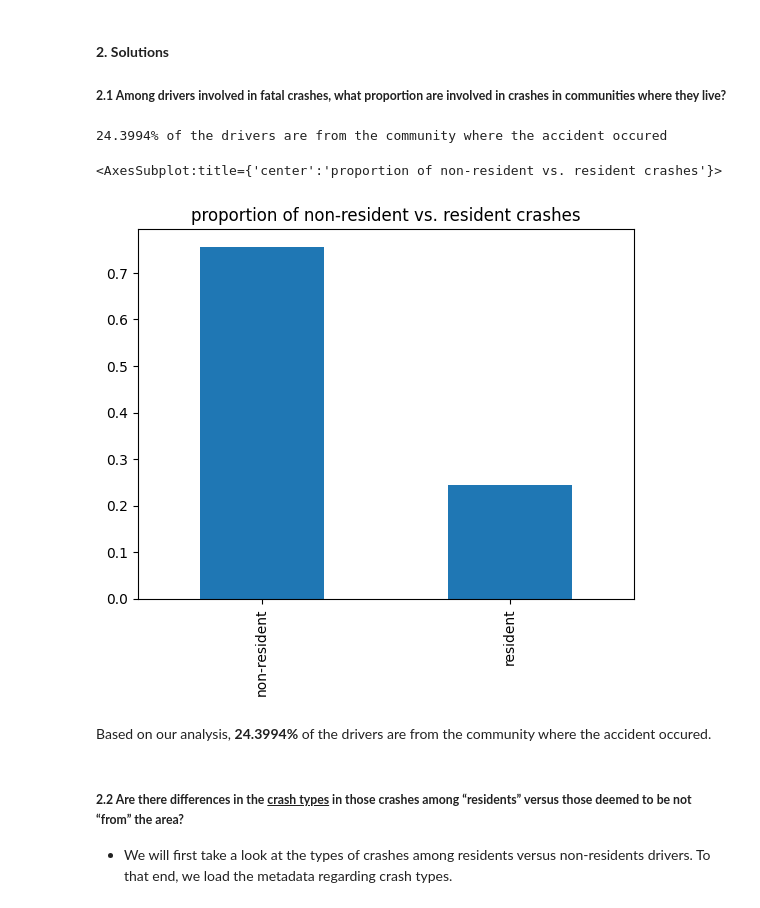
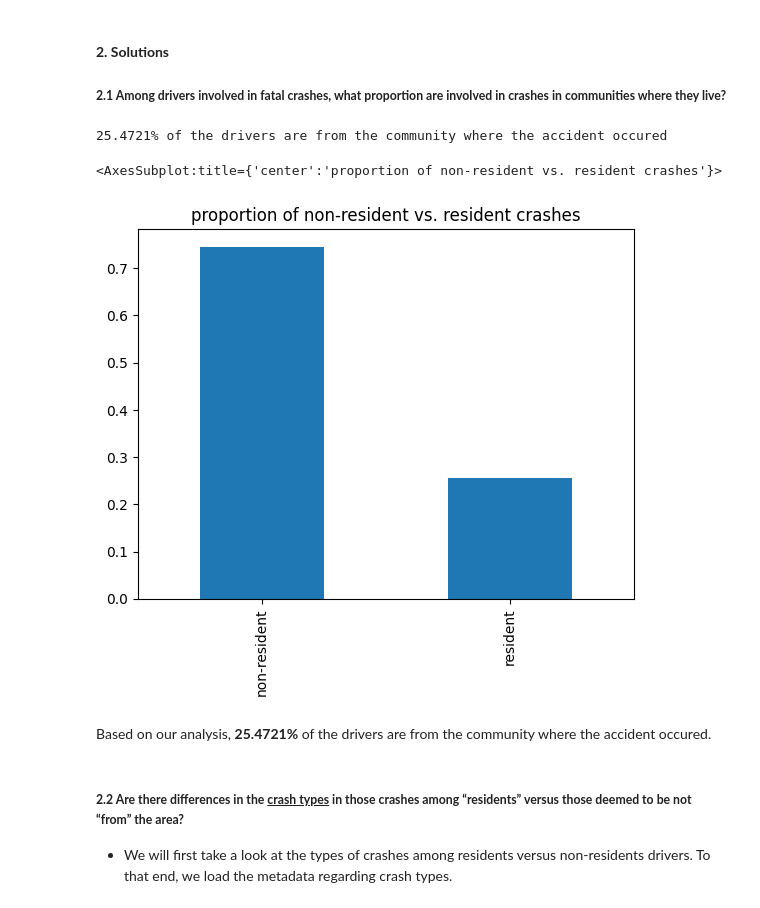
Before and after one commit to Chacoon3/Info-Challenge-2023, a Jupyter notebook: code_py/analysis.ipynb, the cells around one changed output. Saved outputs shown, nothing was run; the diff lists cells and outputs as text; code cells hidden in the pictures.

```diff
--- a/code_py/analysis.ipynb
+++ b/code_py/analysis.ipynb
@@ -81,25 +81,29 @@ df_data_main.age = df_data_main.age.map(
 # %%
 df_data_main['is_resident'] = df_data_main.index.map(
     lambda i: df_data_main.event_zipcode[i] == df_data_main.dzip[i]
 )
 
 df_data_main['is_driver'] = df_data_main.index.map(
     lambda i: df_data_main.loc[i, 'ptype'] == 1
 )
 
-prop = len(df_data_main[(df_data_main.is_resident == True) & (df_data_main.is_driver == True)]) / float(len(df_data_main[df_data_main.is_driver == True]))
+prop = len(df_data_main.drop_duplicates(subset='par')[(df_data_main.is_resident == True)]) / float(len(df_data_main.drop_duplicates(subset='par')))
 
 print('{prop:.4f}% of the drivers are from the community where the accident occured'.format(
     prop=prop * 100
 ))
 
-pd.Series([1 - prop, prop, ], index=['non-resident', 'resident']).plot(kind = 'bar', title = 'proportion of non-resident vs. resident crashes',)
+pd.Series(
+    [1 - prop, prop, ], index=['non-resident', 'resident']
+).plot(
+    kind = 'bar', title = 'proportion of non-resident vs. resident crashes',
+)
 # %% [output]
-24.3994% of the drivers are from the community where the accident occured
+25.4721% of the drivers are from the community where the accident occured
 <AxesSubplot:title={'center':'proportion of non-resident vs. resident crashes'}>
-[figure, old version]
+[figure, new version]
 # %% [markdown]
-Based on our analysis, <b>24.3994%</b> of the drivers are from the community where the accident occured.
+Based on our analysis, <b>25.4721%</b> of the drivers are from the community where the accident occured.
 # %% [markdown]
 ##### <b>2.2 Are there differences in the <u>crash types</u> in those crashes among “residents” versus those deemed to be not “from” the area?</b>
 - We will first take a look at the types of crashes among residents versus non-residents drivers. To that end, we load the metadata regarding crash types.
```
Also changed, not shown: parts of 7 cells of this notebook.
